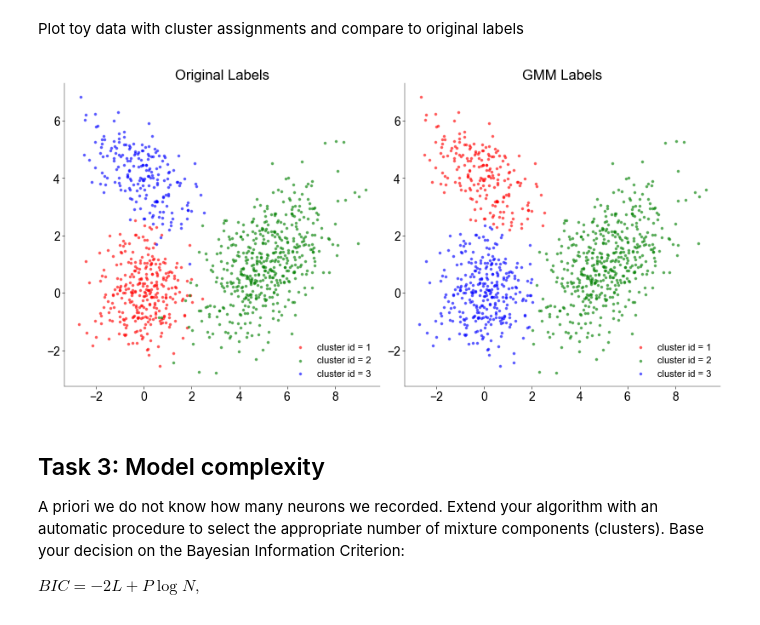
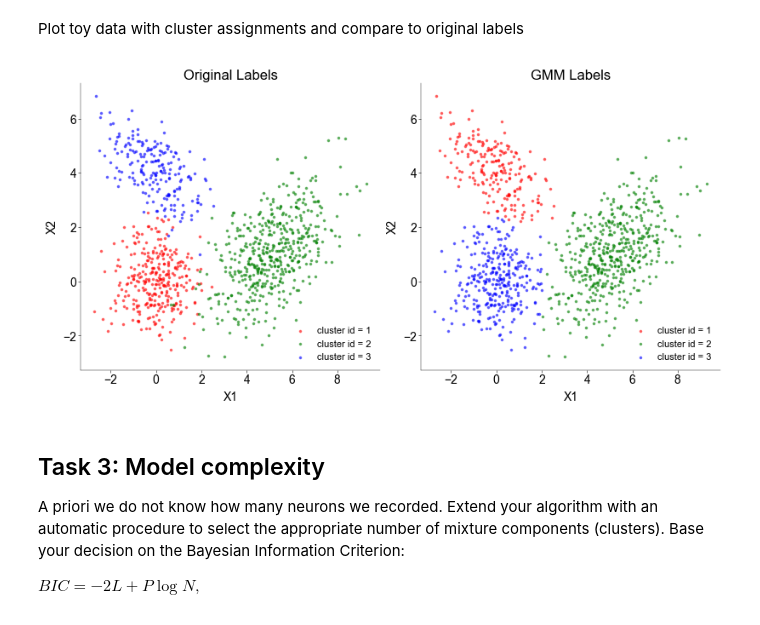
Before and after one commit to atimcenko/tu-neural-data-science, a Jupyter notebook: notebooks/CodingLab2_Ali.ipynb, the cells around one changed output. Drawn from its saved outputs; the diff is of its cells as text; code cells hidden in the pictures.

```diff
--- a/notebooks/CodingLab2_Ali.ipynb
+++ b/notebooks/CodingLab2_Ali.ipynb
@@ -274,34 +276,39 @@ fig, ax = plt.subplot_mosaic(mosaic=mosaic, figsize=(8, 4), layout="constrained"
 
 cluster_labels = np.unique(labels).astype(int)
 colors = ["red", "green", "blue"]
 for cluster_id in cluster_labels:
     cluster_data_true = x[labels == cluster_id, :]
     cluster_data_MoG = x[mog_labels == cluster_id, :]
     ax["True"].scatter(
         np.ravel(cluster_data_true[:, 0]),
         np.ravel(cluster_data_true[:, 1]),
         c=colors[cluster_id],
         s=10,
         alpha=0.5,
         label="cluster id = {}".format(int(cluster_id + 1)),
     )
     ax["MoG"].scatter(
         np.ravel(cluster_data_MoG[:, 0]),
         np.ravel(cluster_data_MoG[:, 1]),
         c=colors[cluster_id],
         s=10,
         alpha=0.5,
         label="cluster id = {}".format(int(cluster_id + 1)),
     )
 
 ax["True"].legend(prop={"size": 8}, loc="lower right")
 ax["MoG"].legend(prop={"size": 8}, loc="lower right")
 ax["True"].set_title("Original Labels")
 ax["MoG"].set_title("GMM Labels")
+ax["True"].set_xlabel("X1")
+ax["True"].set_ylabel("X2")
+
+ax["MoG"].set_xlabel("X1")
+ax["MoG"].set_ylabel("X2")
 
 plt.show()
 # %% [output]
-[figure, old version]
+[figure, new version]
 # %% [markdown]
 ## Task 3: Model complexity
 A priori we do not know how many neurons we recorded. Extend your algorithm with an automatic procedure to select the appropriate number of mixture components (clusters). Base your decision on the Bayesian Information Criterion:
```
Also changed, not shown: parts of 9 cells of this notebook, 5 other files.
